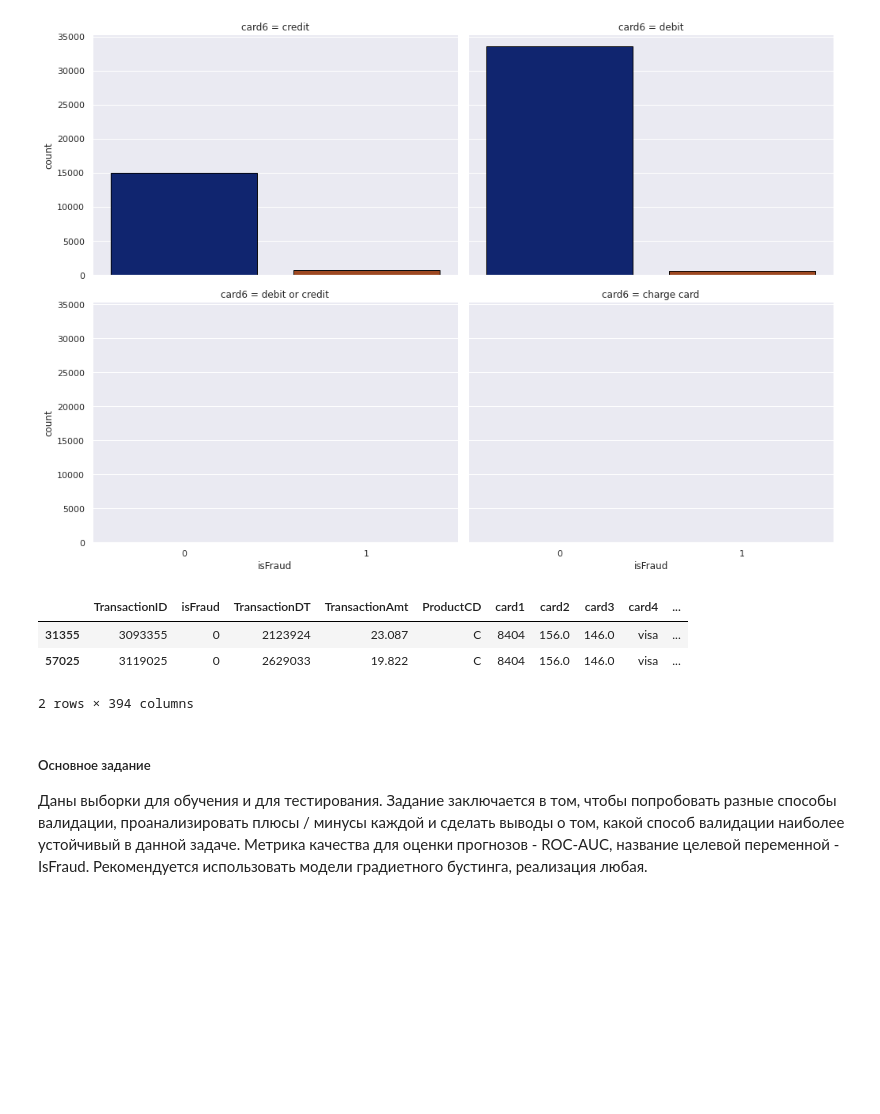
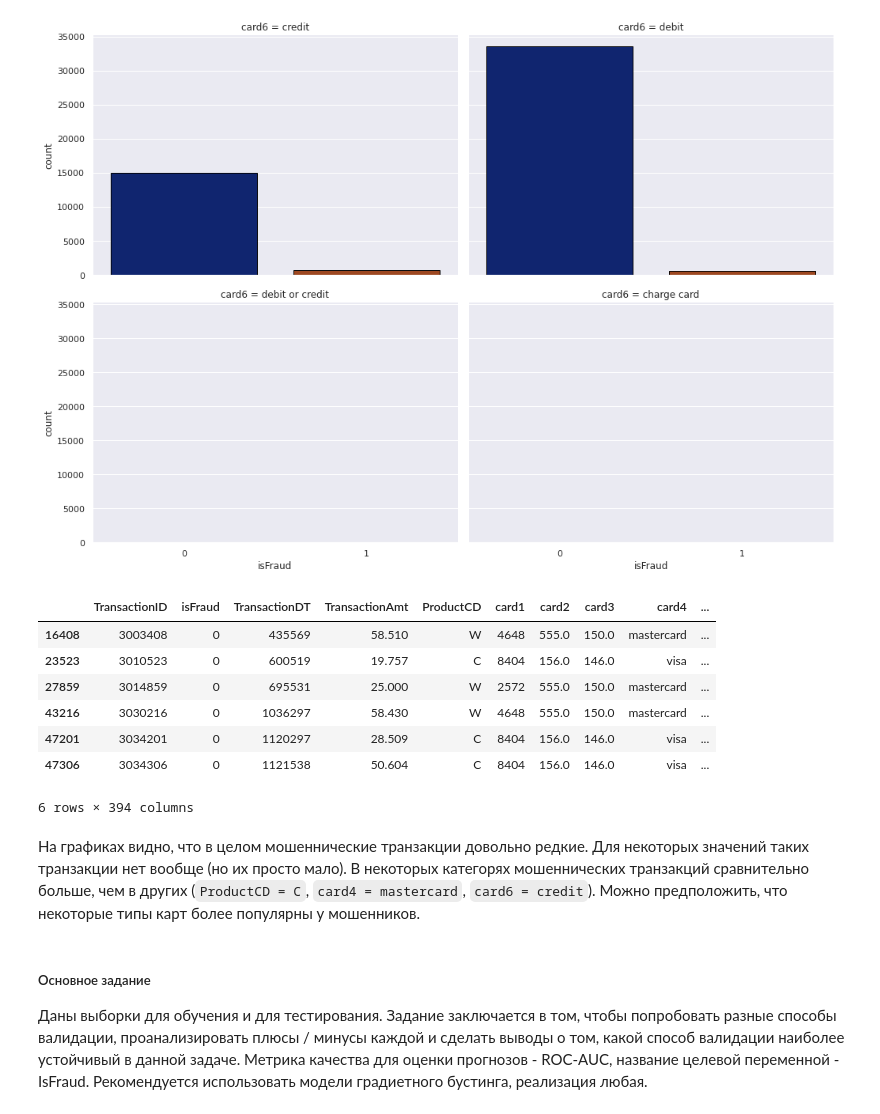
Before and after one commit to slowwavesleep/GB_KaggleCourse, a Jupyter notebook: HW2/HW2.ipynb, the cells around one changed output. Saved outputs shown, nothing was run; the diff lists cells and outputs as text; code cells hidden in the pictures; blank space fills up the shorter version.

```diff
--- a/HW2/HW2.ipynb
+++ b/HW2/HW2.ipynb
@@ -70,12 +81,18 @@ for var in ['ProductCD', 'card4', 'card6']:
 [figure]
 [figure]
 # %%
-test.loc[test.card6 == 'charge card']
+train.loc[(train.card6 == 'debit or credit')|(train.card6 == 'charge card')]
 # %% [output]
 |  | TransactionID | isFraud | TransactionDT | TransactionAmt | ProductCD | card1 | card2 | card3 | card4 | ... |
-| 31355 | 3093355 | 0 | 2123924 | 23.087 | C | 8404 | 156.0 | 146.0 | visa | ... |
-| 57025 | 3119025 | 0 | 2629033 | 19.822 | C | 8404 | 156.0 | 146.0 | visa | ... |
+| 16408 | 3003408 | 0 | 435569 | 58.510 | W | 4648 | 555.0 | 150.0 | mastercard | ... |
+| 23523 | 3010523 | 0 | 600519 | 19.757 | C | 8404 | 156.0 | 146.0 | visa | ... |
+| 27859 | 3014859 | 0 | 695531 | 25.000 | W | 2572 | 555.0 | 150.0 | mastercard | ... |
+| 43216 | 3030216 | 0 | 1036297 | 58.430 | W | 4648 | 555.0 | 150.0 | mastercard | ... |
+| 47201 | 3034201 | 0 | 1120297 | 28.509 | C | 8404 | 156.0 | 146.0 | visa | ... |
+| 47306 | 3034306 | 0 | 1121538 | 50.604 | C | 8404 | 156.0 | 146.0 | visa | ... |
-2 rows × 394 columns
+6 rows × 394 columns
+# %% [markdown]
+На графиках видно, что в целом мошеннические транзакции довольно редкие. Для некоторых значений таких транзакции нет вообще (но их просто мало). В некоторых категорях мошеннических транзакций сравнительно больше, чем в других (`ProductCD = C`, `card4 = mastercard`, `card6 = credit`). Можно предположить, что некоторые типы карт более популярны у мошенников.
 # %% [markdown]
 ##### Основное задание
 Даны выборки для обучения и для тестирования. Задание заключается в том, чтобы попробовать разные способы валидации, проанализировать плюсы / минусы каждой и сделать выводы о том, какой способ валидации наиболее устойчивый в данной задаче. Метрика качества для оценки прогнозов - ROC-AUC, название целевой переменной - IsFraud. Рекомендуется использовать модели градиетного бустинга, реализация любая.
```
Also changed, not shown: parts of 67 cells of this notebook.
